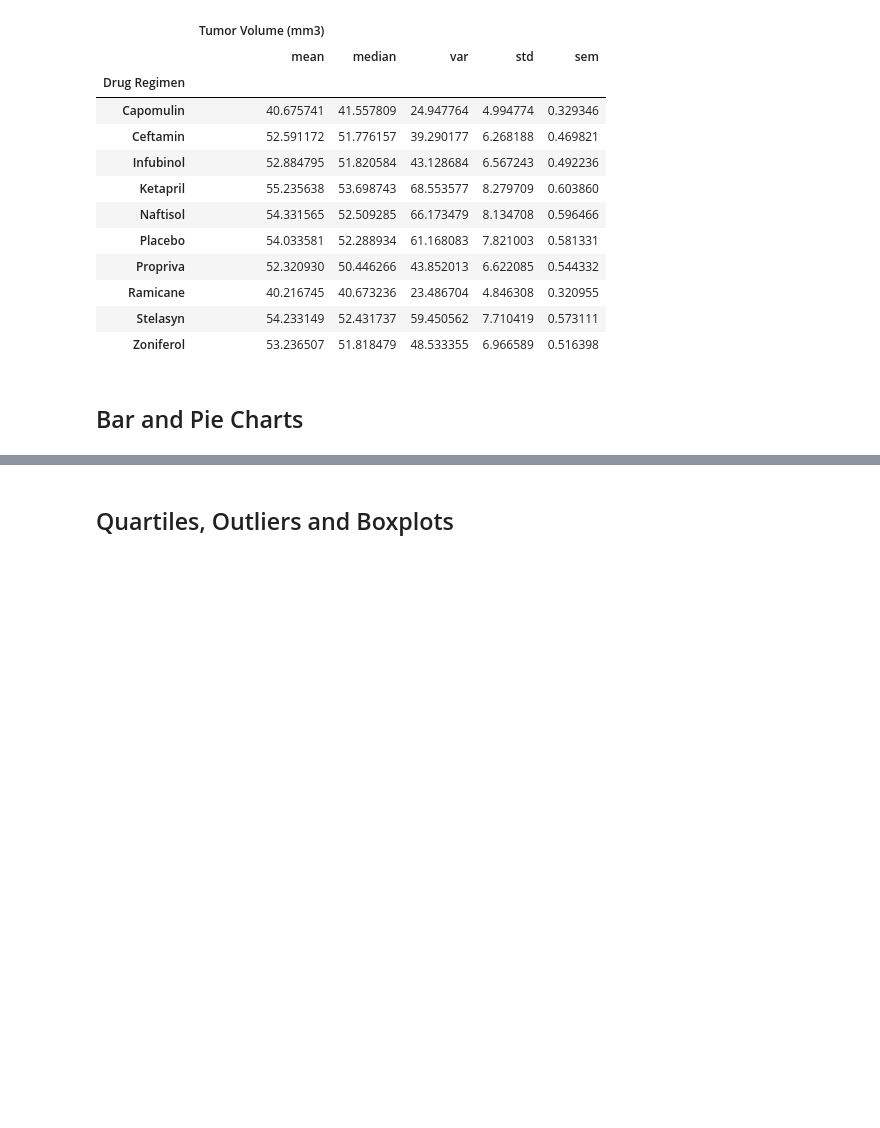
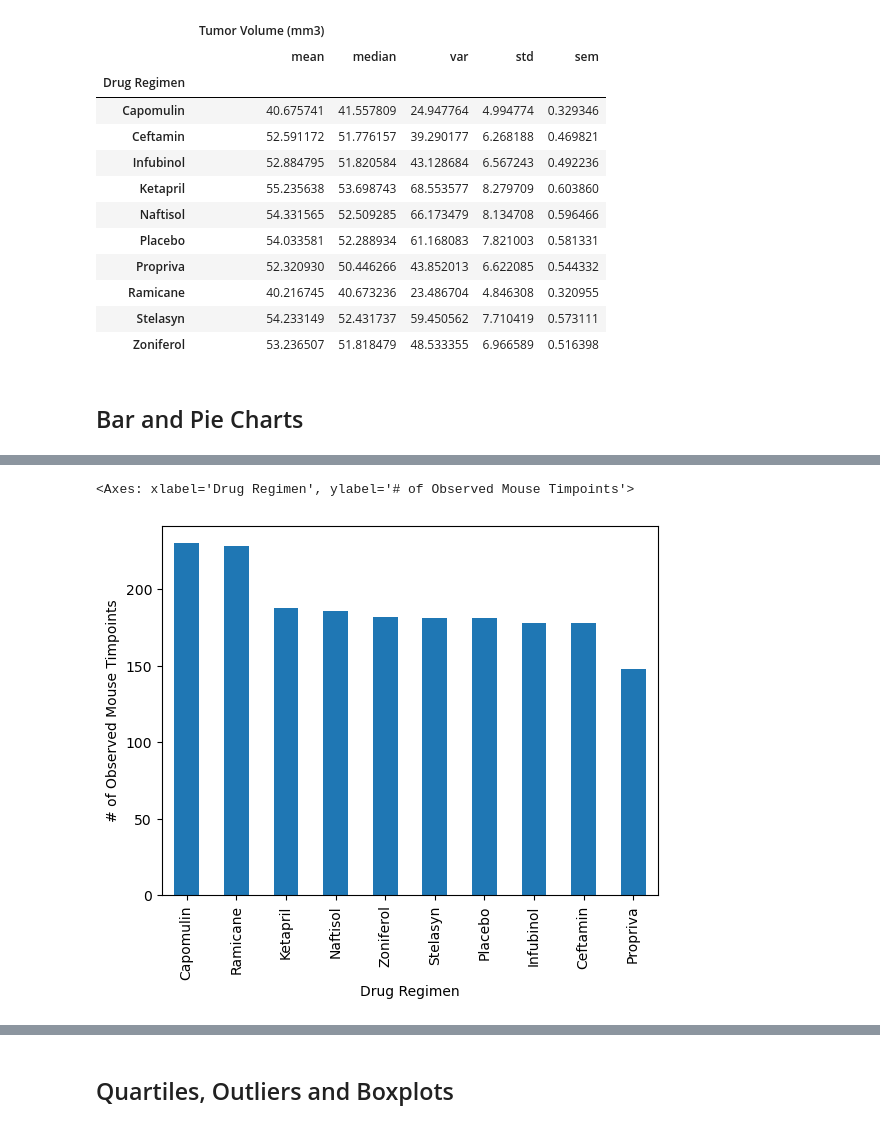
Before and after one commit to raniljoshua/Module-5-Challenge_Pymaceuticals, a Jupyter notebook: Pymaceuticals/pymaceuticals.ipynb, the cells around one changed output, grey strips where cells are left out. Saved outputs shown, nothing was run; the diff lists cells and outputs as text; code cells hidden in the pictures; blank space fills up the shorter version.

```diff
--- a/Pymaceuticals/pymaceuticals.ipynb
+++ b/Pymaceuticals/pymaceuticals.ipynb
@@ -165,0 +159,7 @@ drug_stats_df
+# %%
+num_drug_regimen = mouse_clean_data["Drug Regimen"].value_counts()
+# print(num_drug_regimen)
+num_drug_regimen.plot(kind="bar",ylabel="# of Observed Mouse Timpoints",)
+# %% [output]
+<Axes: xlabel='Drug Regimen', ylabel='# of Observed Mouse Timpoints'>
+[figure, added]
```
Also changed, not shown: parts of 8 cells of this notebook.
